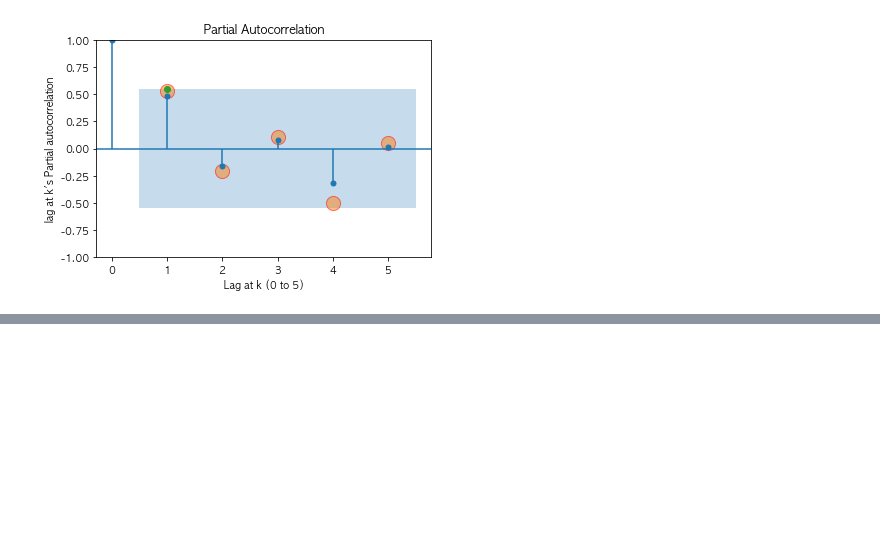
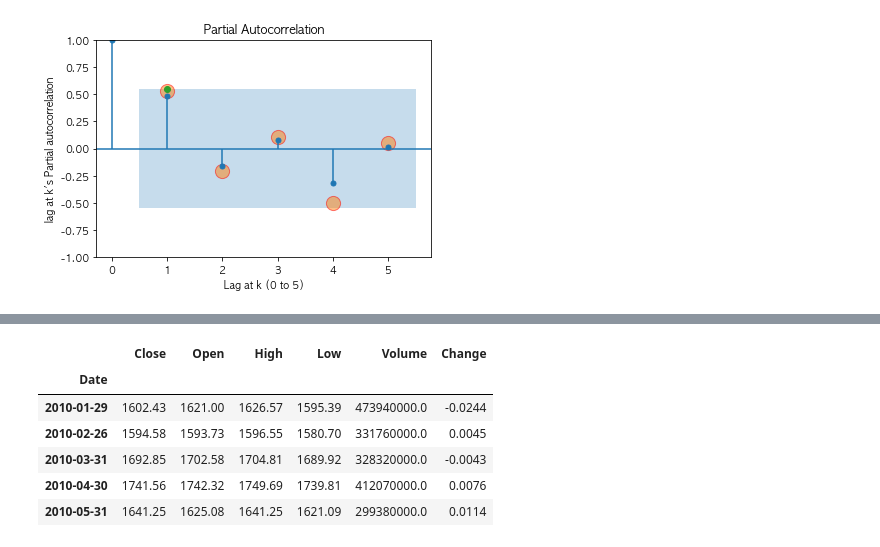
Before and after one commit to freejyb/fin_stats, a Jupyter notebook: 05 correlation_analysis.ipynb, the cells around one changed output, grey strips where cells are left out. Drawn from its saved outputs; the diff is of its cells as text; code cells hidden in the pictures; blank space fills up the shorter version.

```diff
--- a/05 correlation_analysis.ipynb
+++ b/05 correlation_analysis.ipynb
@@ -641,0 +785,37 @@ lag at 5's Partial autocorrelation =  0.05
+# %%
+# 월말 영업일 데이터만 추출 시행
+
+# 데이터 인덱스(날짜)를 컬럼으로 형성 후 처음과 끝을 추출
+ks11 = ks11.reset_index()
+start_date = ks11['Date'].astype(str).iloc[0]
+end_date = ks11['Date'].astype(str).iloc[-1]
+
+# 날짜 처음과 끝에서 영업일 기준 freq 적용 후 데이터 프레임 형성
+date_all = pd.date_range(start_date, end_date, freq='B').to_frame().rename(columns={0:'Date'}).reset_index(drop=True)
+
+# 데이터 병합 (영업일 date와 10년물 국체 병합)
+df_all = pd.merge(date_all,ks11,how='left')
+
+# 직전 값으로 NaN 값 채우기
+df_all = df_all.fillna(method='ffill')
+
+
+# 마지막 영업일 제외후 나머지 drop
+df_ks11 = df_all.set_index(df_all['Date'])
+
+# 각 월당 마지막 영업일 도출
+month_end = pd.date_range('2010-01-01', '2020-01-01', freq='BM')
+
+# 마지막 영업일 제외후 나머지 drop
+ks11_BM = df_ks11[df_ks11['Date'].isin(month_end)].reset_index(drop=True)
+ks11_BM = ks11_BM.set_index(ks11_BM['Date'])
+ks11_BM = ks11_BM.drop(columns='Date')
+ks11_BM.head()
+# %% [output]
+|  | Close | Open | High | Low | Volume | Change |
+| Date |  |  |  |  |  |  |
+| 2010-01-29 | 1602.43 | 1621.00 | 1626.57 | 1595.39 | 473940000.0 | -0.0244 |
+| 2010-02-26 | 1594.58 | 1593.73 | 1596.55 | 1580.70 | 331760000.0 | 0.0045 |
+| 2010-03-31 | 1692.85 | 1702.58 | 1704.81 | 1689.92 | 328320000.0 | -0.0043 |
+| 2010-04-30 | 1741.56 | 1742.32 | 1749.69 | 1739.81 | 412070000.0 | 0.0076 |
+| 2010-05-31 | 1641.25 | 1625.08 | 1641.25 | 1621.09 | 299380000.0 | 0.0114 |
```
Also changed, not shown: parts of 11 cells of this notebook.
